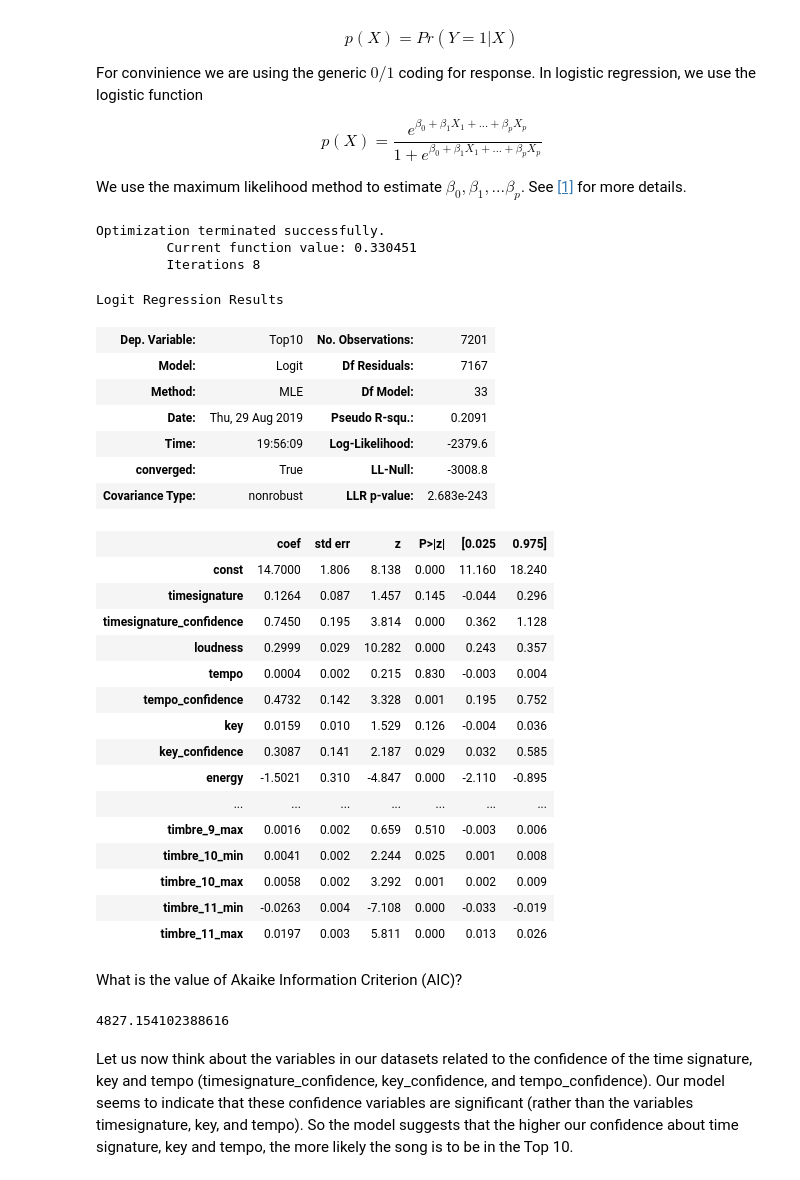
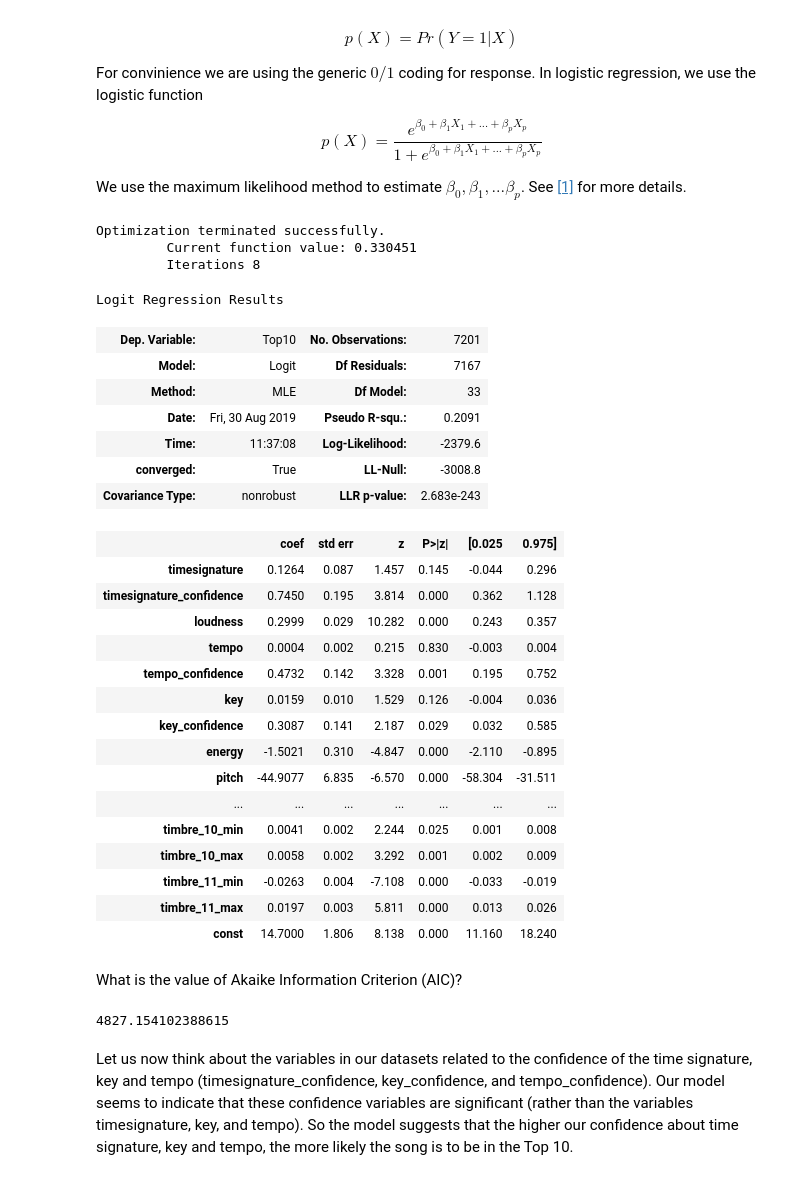
Before and after one commit to smotrova/Python-MITx-AnalyticsEdge, a Jupyter notebook: Week3-1_Logistic Regression-Popularity of Music Records.ipynb, the cells around one changed output. Cells and saved outputs as stored; diff of their text form; code cells hidden in the pictures.

```diff
--- a/Week3-1_Logistic Regression-Popularity of Music Records.ipynb
+++ b/Week3-1_Logistic Regression-Popularity of Music Records.ipynb
@@ -48,7 +48,7 @@ import numpy as np
 import matplotlib.pyplot as plt
 import seaborn as sns
 # %%
-songs = pd.read_csv("../Data/songs.csv", encoding = "ISO-8859-1")
+songs = pd.read_csv("./Data/songs.csv", encoding = "ISO-8859-1")
 songs.head()
 # %% [output]
 |  | year | songtitle | artistname | songID | artistID | timesignature | timesignature_confidence | loudness | ... |
@@ -192,39 +192,38 @@ p(X)=\frac{e^{\beta_{0}+\beta_{1}X_{1}+...+\beta_{p}X_{p}}}{1+e^{\beta_{0}+\beta
 We use the maximum likelihood method to estimate $\beta_{0},\beta_{1},...\beta_{p}$. See [[1]](#Reference) for more details.
 # %%
 from statsmodels.api import add_constant
-from statsmodels.discrete.discrete_model import Logit, DiscreteResults
+from statsmodels.discrete.discrete_model import Logit
 
 X_train = SongsTrain[['timesignature', 'timesignature_confidence', 'loudness', 'tempo',
        'tempo_confidence', 'key', 'key_confidence', 'energy', 'pitch',
        'timbre_0_min', 'timbre_0_max', 'timbre_1_min', 'timbre_1_max',
        'timbre_2_min', 'timbre_2_max', 'timbre_3_min', 'timbre_3_max',
        'timbre_4_min', 'timbre_4_max', 'timbre_5_min', 'timbre_5_max',
        'timbre_6_min', 'timbre_6_max', 'timbre_7_min', 'timbre_7_max',
        'timbre_8_min', 'timbre_8_max', 'timbre_9_min', 'timbre_9_max',
-       'timbre_10_min', 'timbre_10_max', 'timbre_11_min', 'timbre_11_max']]
+       'timbre_10_min', 'timbre_10_max', 'timbre_11_min', 'timbre_11_max']].copy()
 
 y_train = SongsTrain["Top10"]
 
-X_train = add_constant(X_train) # for intersept in model
+X_train.loc[:,"const"] = 1 # for intersept beta0 in a model
 
 logit_mod = Logit(y_train, X_train)
 logit_res = logit_mod.fit()
 
 logit_res.summary()
 # %% [output]
 Optimization terminated successfully.
          Current function value: 0.330451
          Iterations 8
 Logit Regression Results
 | Dep. Variable: | Top10 | No. Observations: | 7201 |
 | Model: | Logit | Df Residuals: | 7167 |
 | Method: | MLE | Df Model: | 33 |
-| Date: | Thu, 29 Aug 2019 | Pseudo R-squ.: | 0.2091 |
-| Time: | 19:56:09 | Log-Likelihood: | -2379.6 |
+| Date: | Fri, 30 Aug 2019 | Pseudo R-squ.: | 0.2091 |
+| Time: | 11:37:08 | Log-Likelihood: | -2379.6 |
 | converged: | True | LL-Null: | -3008.8 |
 | Covariance Type: | nonrobust | LLR p-value: | 2.683e-243 |
 |  | coef | std err | z | P>|z| | [0.025 | 0.975] |
-| const | 14.7000 | 1.806 | 8.138 | 0.000 | 11.160 | 18.240 |
 | timesignature | 0.1264 | 0.087 | 1.457 | 0.145 | -0.044 | 0.296 |
 | timesignature_confidence | 0.7450 | 0.195 | 3.814 | 0.000 | 0.362 | 1.128 |
 | loudness | 0.2999 | 0.029 | 10.282 | 0.000 | 0.243 | 0.357 |
@@ -233,18 +232,19 @@ Logit Regression Results
 | key | 0.0159 | 0.010 | 1.529 | 0.126 | -0.004 | 0.036 |
 | key_confidence | 0.3087 | 0.141 | 2.187 | 0.029 | 0.032 | 0.585 |
 | energy | -1.5021 | 0.310 | -4.847 | 0.000 | -2.110 | -0.895 |
+| pitch | -44.9077 | 6.835 | -6.570 | 0.000 | -58.304 | -31.511 |
 | ... | ... | ... | ... | ... | ... | ... |
-| timbre_9_max | 0.0016 | 0.002 | 0.659 | 0.510 | -0.003 | 0.006 |
 | timbre_10_min | 0.0041 | 0.002 | 2.244 | 0.025 | 0.001 | 0.008 |
 | timbre_10_max | 0.0058 | 0.002 | 3.292 | 0.001 | 0.002 | 0.009 |
 | timbre_11_min | -0.0263 | 0.004 | -7.108 | 0.000 | -0.033 | -0.019 |
 | timbre_11_max | 0.0197 | 0.003 | 5.811 | 0.000 | 0.013 | 0.026 |
+| const | 14.7000 | 1.806 | 8.138 | 0.000 | 11.160 | 18.240 |
 # %% [markdown]
 What is the value of Akaike Information Criterion (AIC)?
-# %%
-DiscreteResults.aic(logit_res)
-# %% [output]
-4827.154102388616
+# %%
+logit_res.aic
+# %% [output]
+4827.154102388615
 # %% [markdown]
 Let us now think about the variables in our datasets related to the confidence of the time signature, key and tempo (timesignature_confidence, key_confidence, and tempo_confidence). Our model seems to indicate that these confidence variables are significant (rather than the variables timesignature, key, and tempo). So the model suggests that the higher our confidence about time signature, key and tempo, the more likely the song is to be in the Top 10.
 # %% [markdown]
```
Also changed, not shown: parts of 13 cells of this notebook, 1 other file.
